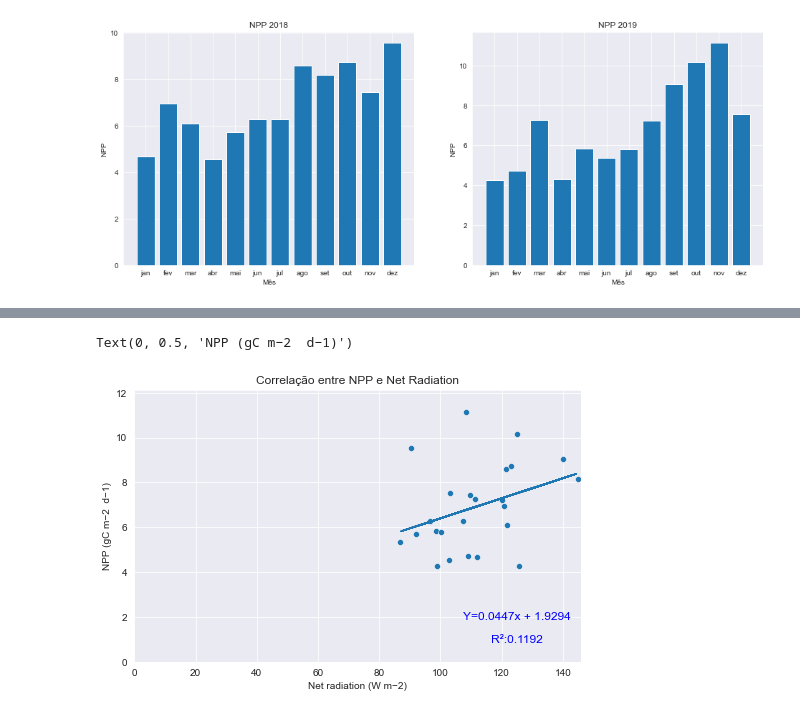
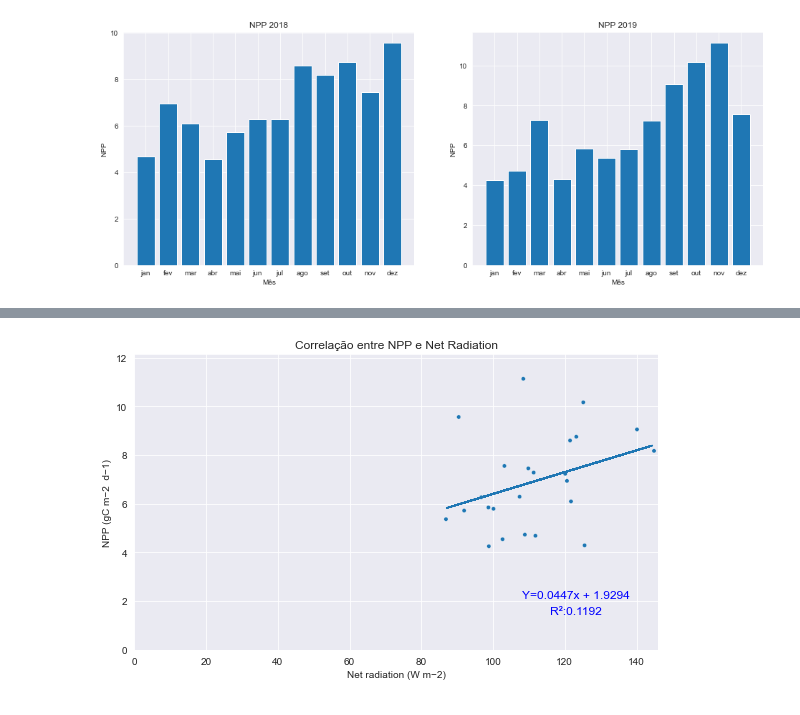
Before and after one commit to JeanArthurCostaDias/ameriflux-modis, a Jupyter notebook: Ameriflux+modis/Amazonia_peruana/modis+ameriflux/Comparacao_A_P.ipynb, the cells around one changed output, grey strips where cells are left out. Cells and saved outputs as stored; diff of their text form; code cells hidden in the pictures.

```diff
--- a/Ameriflux+modis/Amazonia_peruana/modis+ameriflux/Comparacao_A_P.ipynb
+++ b/Ameriflux+modis/Amazonia_peruana/modis+ameriflux/Comparacao_A_P.ipynb
@@ -209,42 +181,12 @@ plt.show()
 # %%
-f, ax = plt.subplots(1,figsize=(8, 5))
+eixo_x = 'NETRAD' #Net Radiation
+eixo_y = 'NPP'
+dataframe = ameriflux_mensal
+title= "Correlação entre NPP e Net Radiation"
+xlabel = 'Net radiation (W m−2)'
+ylabel = "NPP (gC m−2  d−1)"
 
-net_radiation = ameriflux_mensal['NETRAD']
-
-sns.scatterplot(x=net_radiation,y=npp, data=ameriflux_mensal)
-
-
-rng = np.random.default_rng(1234) #seed para valores aleatórios
-
-lr_fi_false = LinearRegression() #Fazer o valor de b em y=ax+b ser igual a 0
-
-fitted_reg = lr_fi_false.fit(ameriflux_mensal[['NETRAD']],ameriflux_mensal[['NPP']])
-
-
-x = rng.uniform(net_radiation.min(), net_radiation.max(), size=100) # gerando 100 valores aleatórios
-y = x * fitted_reg.coef_ + fitted_reg.intercept_[0] # y=ax
-
-
-r2_score = fitted_reg.score(ameriflux_mensal[['NETRAD']],ameriflux_mensal[['NPP']]) # R² Score
-
-
-text_coord_x = net_radiation.max() - 20 #Coordenada do texto no eixo x
-
-
-#Textos das retas
-plt.text(text_coord_x, 2, f'Y={round(fitted_reg.coef_[0][0],4)}x + {round(fitted_reg.intercept_[0],4)}',fontsize=12, ha='center', va='center',color='blue') #Texto da reta Azul
-plt.text(text_coord_x, 1, f'R²:{round(r2_score,4)}', fontsize=12, ha='center', va='center',color='blue') # Texto r²
-
-
-ax.plot(x,y[0]) #reta de regressão
-
-ax.set_ylim((0, (npp.max() + 1))) # tamanho limite do plot no eixo y
-ax.set_xlim((0, net_radiation.max() + 1)) # tamanho limite do plot no eixo y
-
-plt.title('Correlação entre NPP e Net Radiation')
-plt.xlabel('Net radiation (W m−2)')
-plt.ylabel("NPP (gC m−2  d−1)")
+reg_graph(eixo_x, eixo_y, data=dataframe, title=title, xlabel=xlabel, ylabel=ylabel, legend_visibility=False)
 # %% [output]
-Text(0, 0.5, 'NPP (gC m−2  d−1)')
-[figure, old version]
+[figure, new version]
 # %%
```
Also changed, not shown: parts of 12 cells of this notebook.
